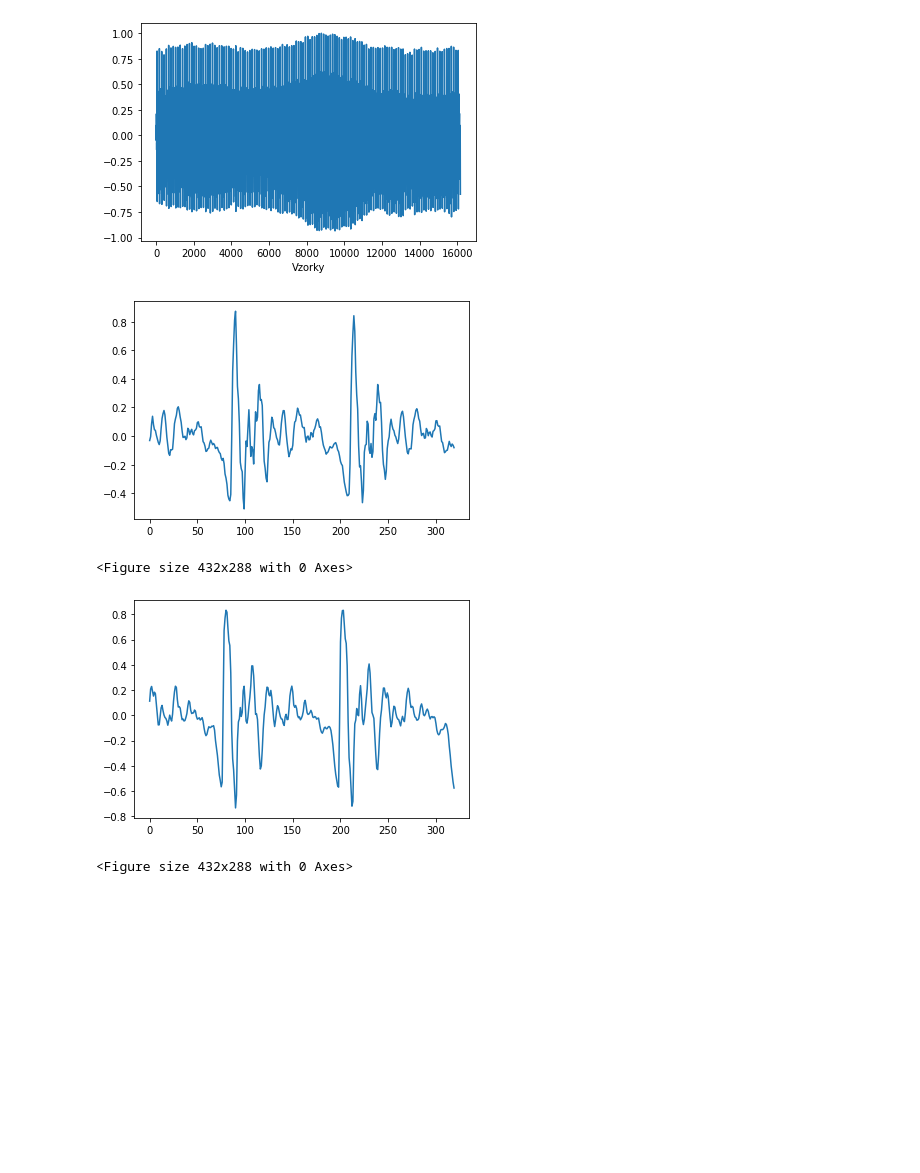
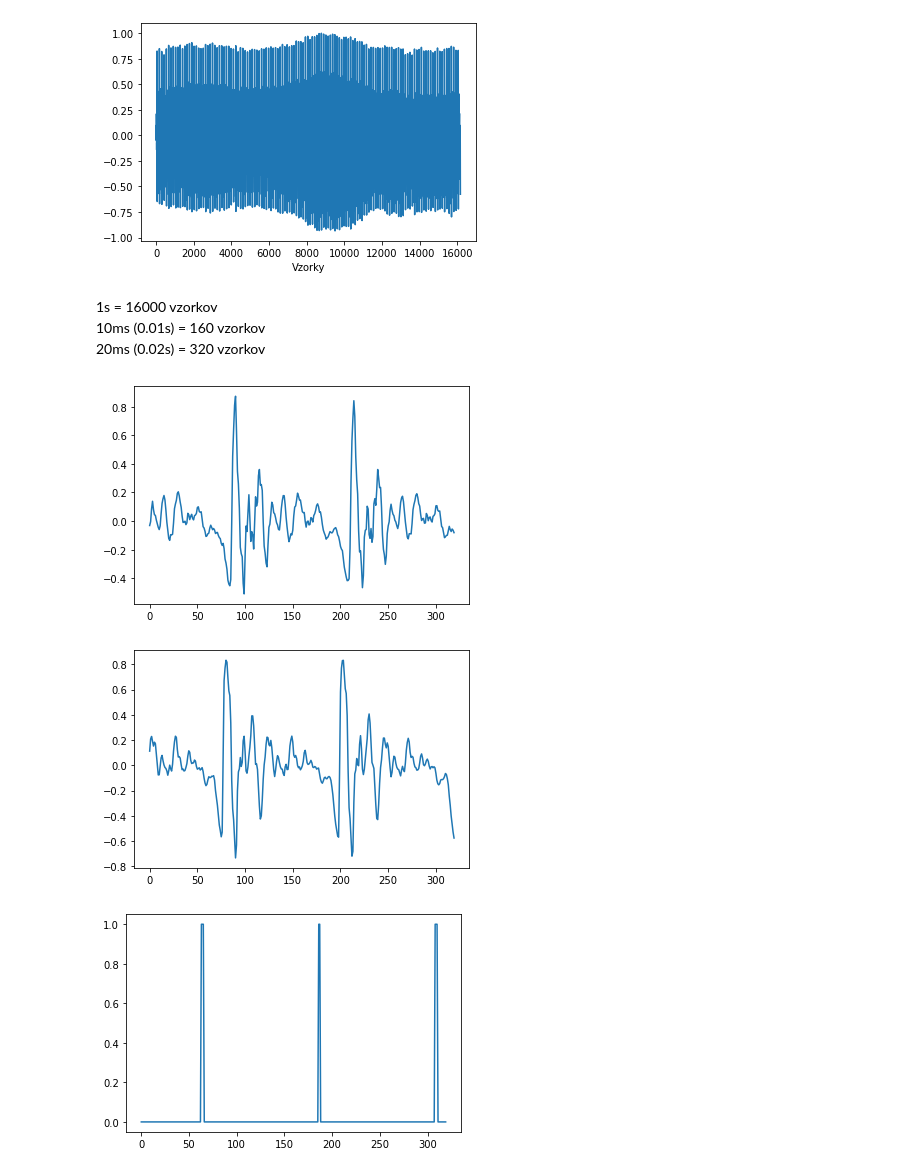
Before and after one commit to xmicha82/ISSproject, a Jupyter notebook: src/task3.ipynb, the cells around one changed output. Saved outputs shown, nothing was run; the diff lists cells and outputs as text; code cells hidden in the pictures; blank space fills up the shorter version.

```diff
--- a/src/task3.ipynb
+++ b/src/task3.ipynb
@@ -3,8 +3,8 @@ import numpy as np
 from matplotlib import pyplot as plt
 from scipy.io import wavfile
 # %%
-fs, maskoff_tone = wavfile.read("audio/maskoff_tone.wav")
-fs, maskon_tone = wavfile.read("audio/maskon_tone.wav")
+fs, maskoff_tone = wavfile.read("../audio/maskoff_tone.wav")
+fs, maskon_tone = wavfile.read("../audio/maskon_tone.wav")
 # %%
 # conversion from integer range to [-1; 1] range
 maskoff_tone = maskoff_tone / 2**15
@@ -31,6 +31,10 @@ plt.show()
 # %% [output]
 [figure]
 [figure]
+# %% [markdown]
+1s = 16000 vzorkov
+10ms (0.01s) = 160 vzorkov
+20ms (0.02s) = 320 vzorkov
 # %%
 mofft_frames = []
 mont_frames = []
@@ -53,6 +57,37 @@ plt.savefig("maskontone_frame.pdf")
 plt.show()
 # %% [output]
 [figure]
-<Figure size 432x288 with 0 Axes>
 [figure]
-<Figure size 432x288 with 0 Axes>
+# %%
+mofft_clipped = []
+threshold = 0.7 * np.abs(maskoff_tone).max()
+
+for frame in mofft_frames:
+    tmp_frame_arr = []
+    for sample in frame:
+        if sample >= threshold:
+            tmp_frame_arr.append(1)
+        elif sample <= -threshold:
+            tmp_frame_arr.append(-1)
+        else:
+            tmp_frame_arr.append(0)
+    mofft_clipped.append(tmp_frame_arr)
+
+mont_clipped = []
+threshold = 0.7 * np.abs(maskon_tone).max()
+
+for frame in mont_frames:
+    tmp_frame_arr = []
+    for sample in frame:
+        if sample >= threshold:
+            tmp_frame_arr.append(1)
+        elif sample <= -threshold:
+            tmp_frame_arr.append(-1)
+        else:
+            tmp_frame_arr.append(0)
+    mont_clipped.append(tmp_frame_arr)
+
+plt.plot(mofft_clipped[0])
+plt.show()
+# %% [output]
+[figure, added]
```
Also changed, not shown: parts of 1 cell of this notebook, 2 other files.
